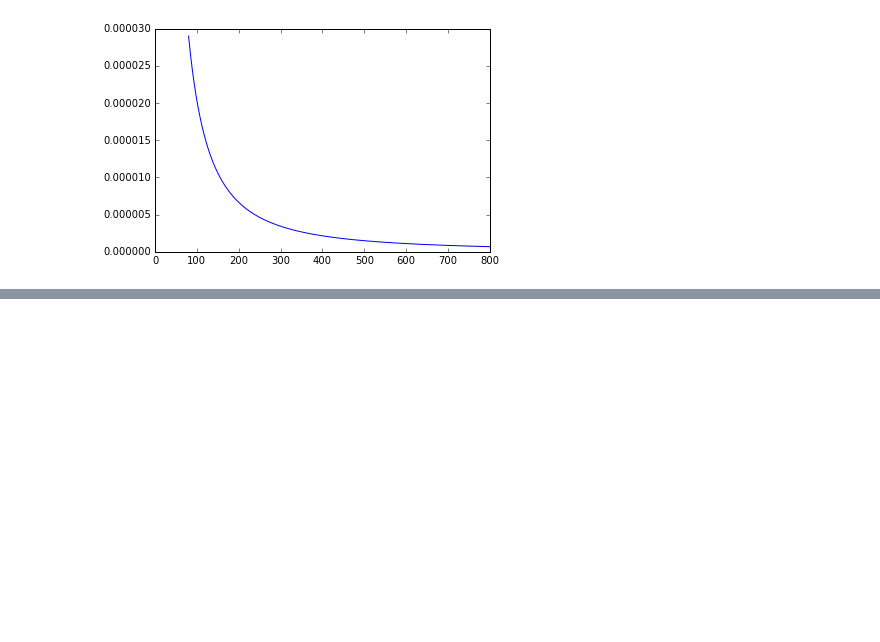
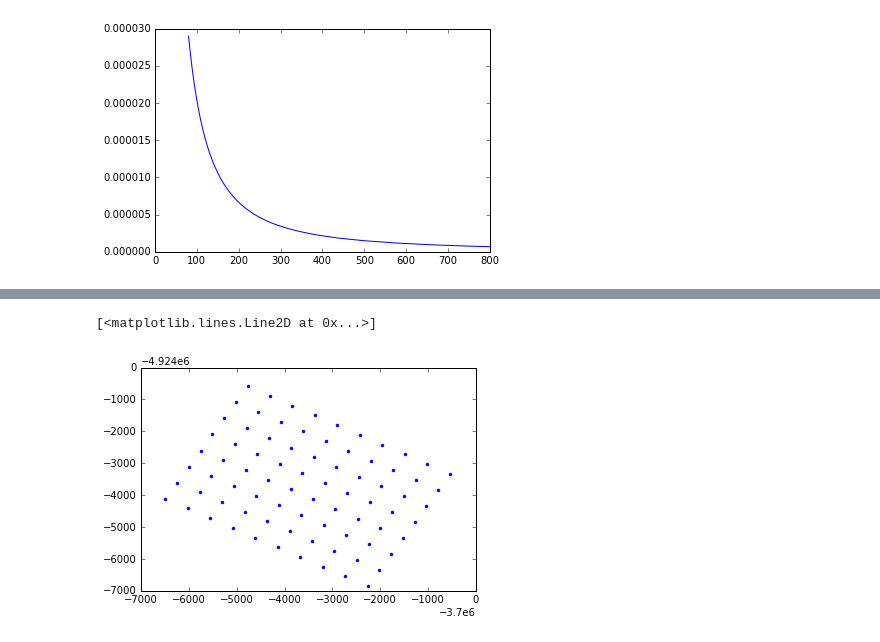
Before and after one commit to FUSED-Wind/FUSED-Wake, a Jupyter notebook: examples/theano.ipynb, the cells around one changed output, grey strips where cells are left out. Saved outputs shown, nothing was run; the diff lists cells and outputs as text; code cells hidden in the pictures; blank space fills up the shorter version.

```diff
--- a/examples/theano.ipynb
+++ b/examples/theano.ipynb
@@ -310,0 +338,9 @@ plt.plot(x, ddUeqT, label='gradients')
+# %%
+angle = 10
+ROT = np.array([[np.cos(angle), np.sin(angle)],
+                [-np.sin(angle), np.cos(angle)]])
+rot_pos = np.dot(ROT, wt_positions.T).T
+plt.plot(rot_pos[:,0], rot_pos[:,1], '.')
+# %% [output]
+[<matplotlib.lines.Line2D at 0x...>]
+[figure, added]
```
Also changed, not shown: parts of 34 cells of this notebook.
